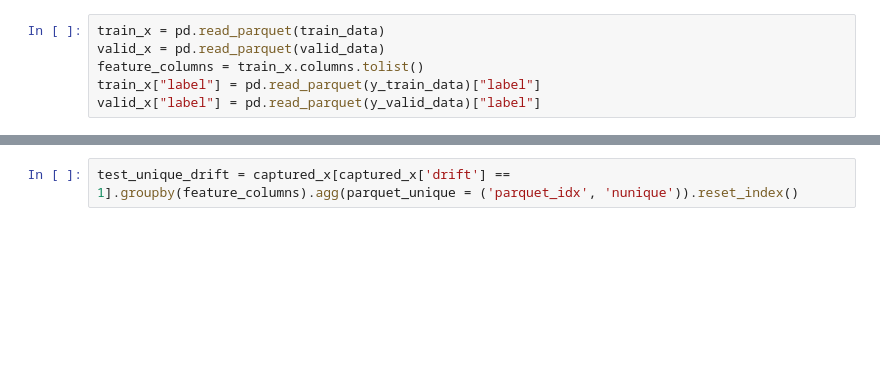
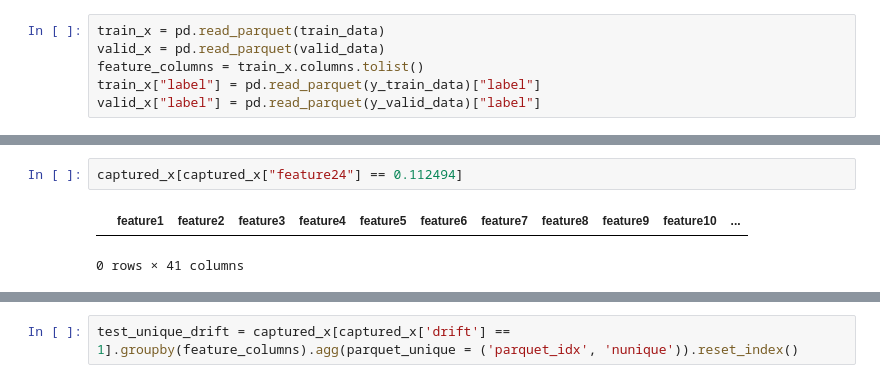
Before and after one commit to DASC-CompetitiveDS/MLOpsVN, a Jupyter notebook: src/notebooks/drift_survey.ipynb, the cells around one changed output, grey strips where cells are left out. Drawn from its saved outputs; the diff is of its cells as text; blank space fills up the shorter version.

```diff
--- a/src/notebooks/drift_survey.ipynb
+++ b/src/notebooks/drift_survey.ipynb
@@ -90,0 +97,5 @@ captured_x[captured_x['drift'] == 1]['parquet_idx'].shape
+# %%
+captured_x[captured_x["feature24"] == 0.112494]
+# %% [output]
+|  | feature1 | feature2 | feature3 | feature4 | feature5 | feature6 | feature7 | feature8 | feature9 | feature10 | ... |
+0 rows × 41 columns
```
Also changed, not shown: parts of 47 cells of this notebook, 10 other files.
